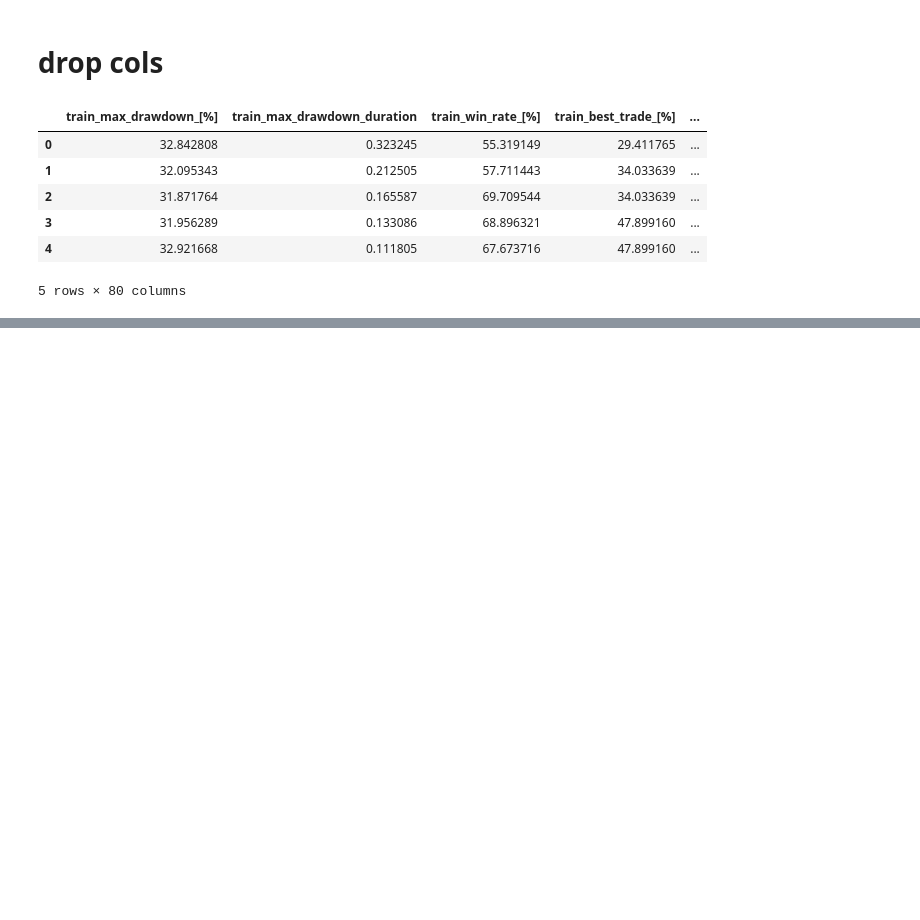
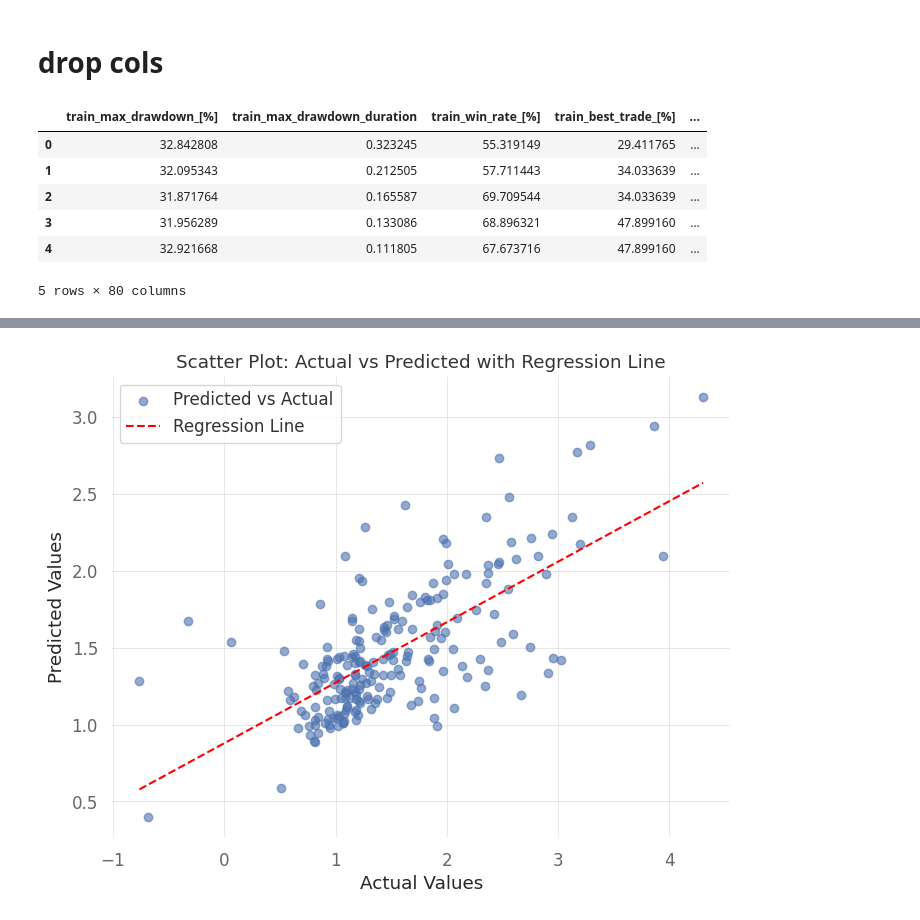
Before and after one commit to jklen/cataclysmic_alpha, a Jupyter notebook: experiment_notebooks/hhhl_ml1_backtest_analysis.ipynb, the cells around one changed output, grey strips where cells are left out. Saved outputs shown, nothing was run; the diff lists cells and outputs as text; code cells hidden in the pictures; blank space fills up the shorter version.

Commit message:
train test comb 1st model done

```diff
--- a/experiment_notebooks/hhhl_ml1_backtest_analysis.ipynb
+++ b/experiment_notebooks/hhhl_ml1_backtest_analysis.ipynb
@@ -1247,0 +1369,31 @@ df_fin.head()
+# %%
+import matplotlib.pyplot as plt
+import numpy as np
+from sklearn.linear_model import LinearRegression
+
+# Ensure y_test and y_pred are numpy arrays
+y_test_array = y_test.to_numpy().reshape(-1, 1)  # Convert to 2D array
+y_pred_array = y_pred.reshape(-1, 1)  # Ensure y_pred is 2D as well
+
+# Fit a regression line to the scatter data
+reg_line = LinearRegression()
+reg_line.fit(y_test_array, y_pred_array)  # Fit the regression line
+line_x = np.linspace(min(y_test_array), max(y_test_array), 100).reshape(-1, 1)  # Generate X values for line
+line_y = reg_line.predict(line_x)  # Predict Y values for the line
+
+# Scatter plot
+plt.figure(figsize=(8, 6))
+plt.scatter(y_test, y_pred, alpha=0.6, label="Predicted vs Actual")
+
+# Plot the regression line
+plt.plot(line_x, line_y, color="red", label="Regression Line", linestyle="--")
+
+# Add labels and legend
+plt.title("Scatter Plot: Actual vs Predicted with Regression Line")
+plt.xlabel("Actual Values")
+plt.ylabel("Predicted Values")
+plt.legend()
+plt.grid(True)
+plt.show()
+# %% [output]
+[figure, added]
```
Also changed, not shown: parts of 5 cells of this notebook, 3 other files.
